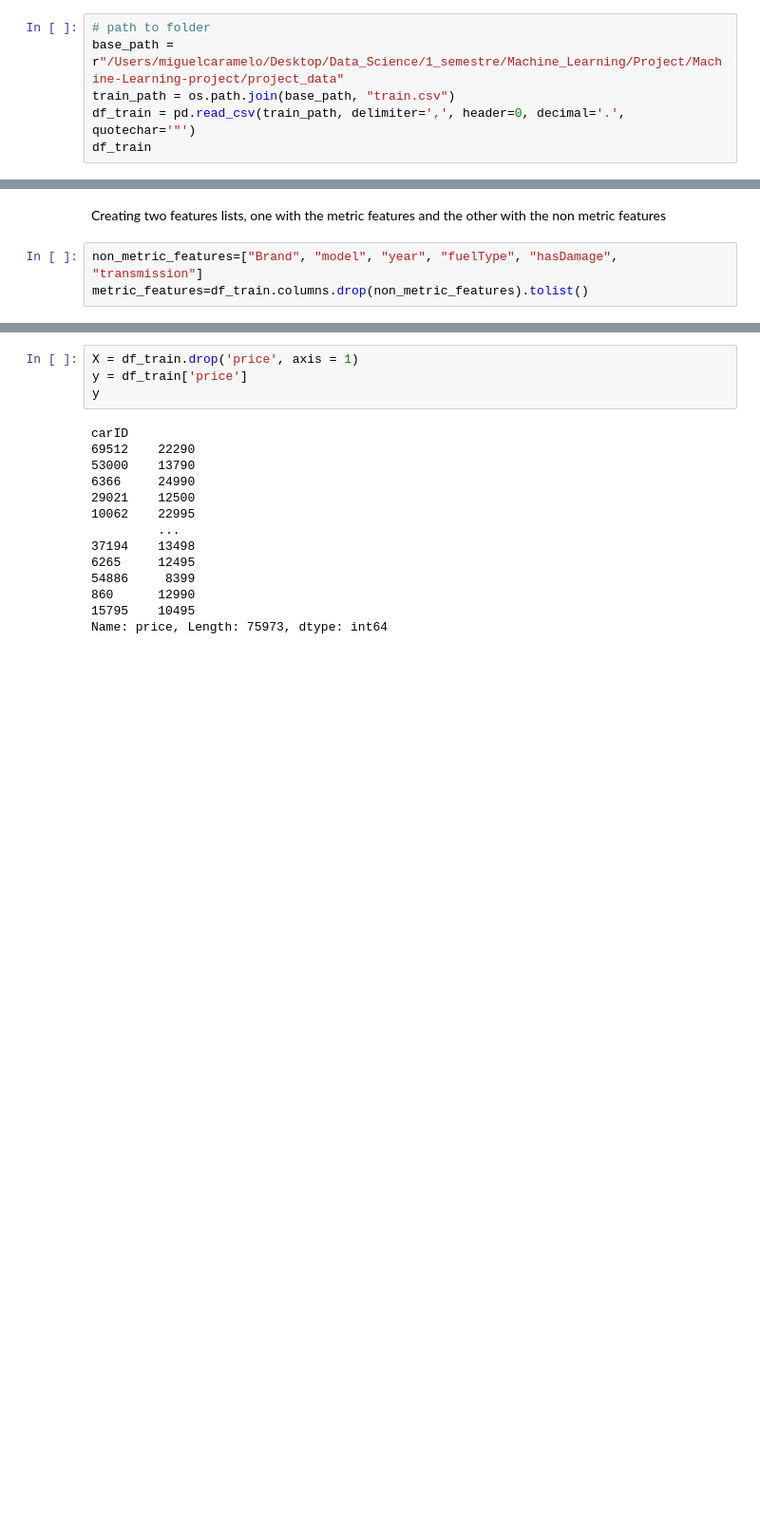
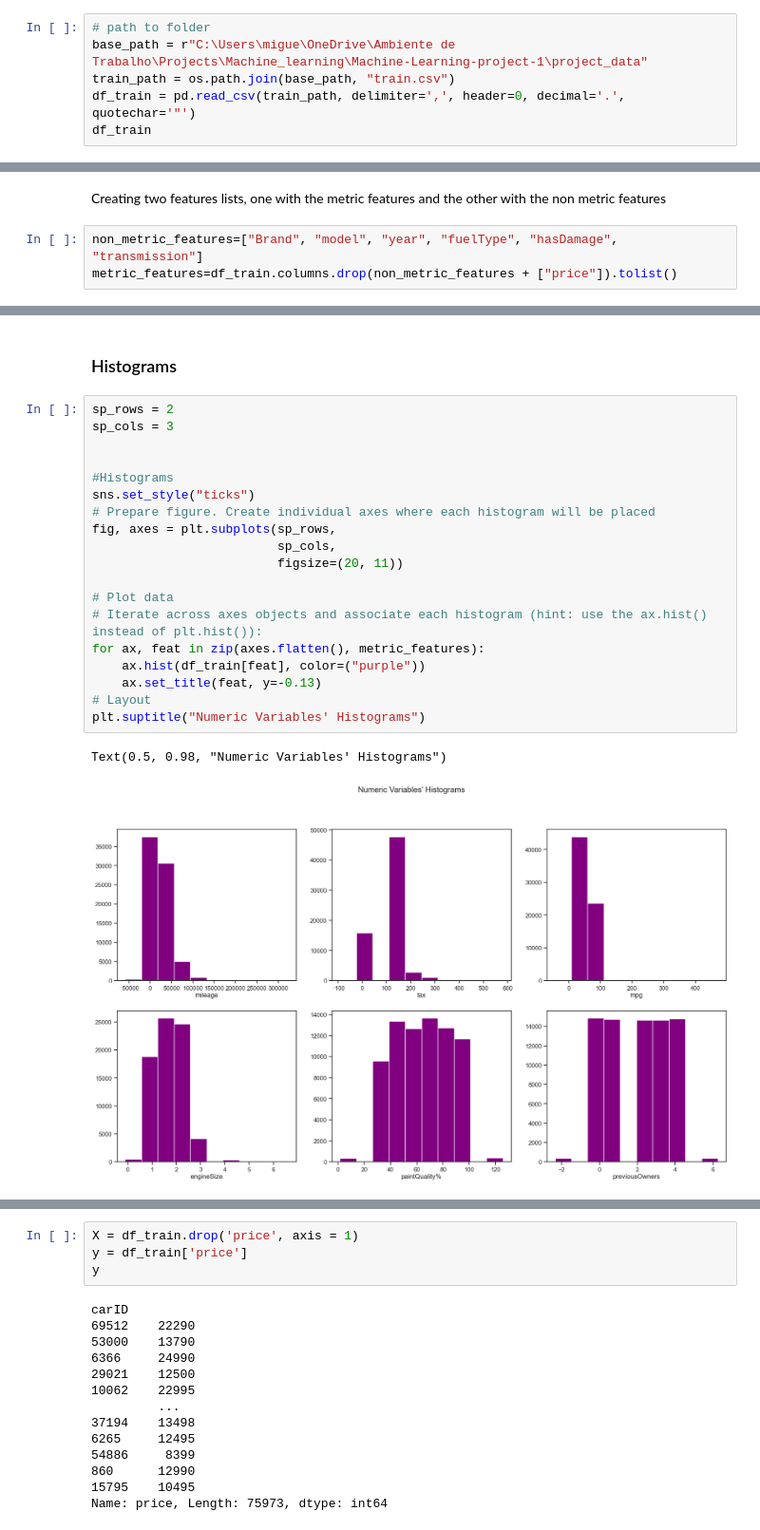
Before and after one commit to Filipesteves974/Machine-Learning-project, a Jupyter notebook: preprocessingmiguel.ipynb, the cells around one changed output, grey strips where cells are left out. Shown at 95% size. Cells and saved outputs as stored; diff of their text form; blank space fills up the shorter version.

```diff
--- a/preprocessingmiguel.ipynb
+++ b/preprocessingmiguel.ipynb
@@ -38,7 +38,7 @@ np.random.seed(RSEED)
 # Import data
 # %%
 # path to folder
-base_path = r"/Users/miguelcaramelo/Desktop/Data_Science/1_semestre/Machine_Learning/Project/Machine-Learning-project/project_data"
+base_path = r"C:\Users\migue\OneDrive\Ambiente de Trabalho\Projects\Machine_learning\Machine-Learning-project-1\project_data"
 train_path = os.path.join(base_path, "train.csv")
 df_train = pd.read_csv(train_path, delimiter=',', header=0, decimal='.', quotechar='"')
 df_train
@@ -158,4 +162,4 @@ dtype: int64
 Creating two features lists, one with the metric features and the other with the non metric features
 # %%
 non_metric_features=["Brand", "model", "year", "fuelType", "hasDamage", "transmission"]
-metric_features=df_train.columns.drop(non_metric_features).tolist()
+metric_features=df_train.columns.drop(non_metric_features + ["price"]).tolist()
@@ -161,0 +168,24 @@ metric_features=df_train.columns.drop(non_metric_features).tolist()
+# %% [markdown]
+### Histograms
+# %%
+sp_rows = 2
+sp_cols = 3
+
+
+#Histograms
+sns.set_style("ticks")
+# Prepare figure. Create individual axes where each histogram will be placed
+fig, axes = plt.subplots(sp_rows,
+                         sp_cols,
+                         figsize=(20, 11))
+
+# Plot data
+# Iterate across axes objects and associate each histogram (hint: use the ax.hist() instead of plt.hist()):
+for ax, feat in zip(axes.flatten(), metric_features):
+    ax.hist(df_train[feat], color=("purple"))
+    ax.set_title(feat, y=-0.13)
+# Layout
+plt.suptitle("Numeric Variables' Histograms")
+# %% [output]
+Text(0.5, 0.98, "Numeric Variables' Histograms")
+[figure, added]
```
Also changed, not shown: parts of 24 cells of this notebook.
